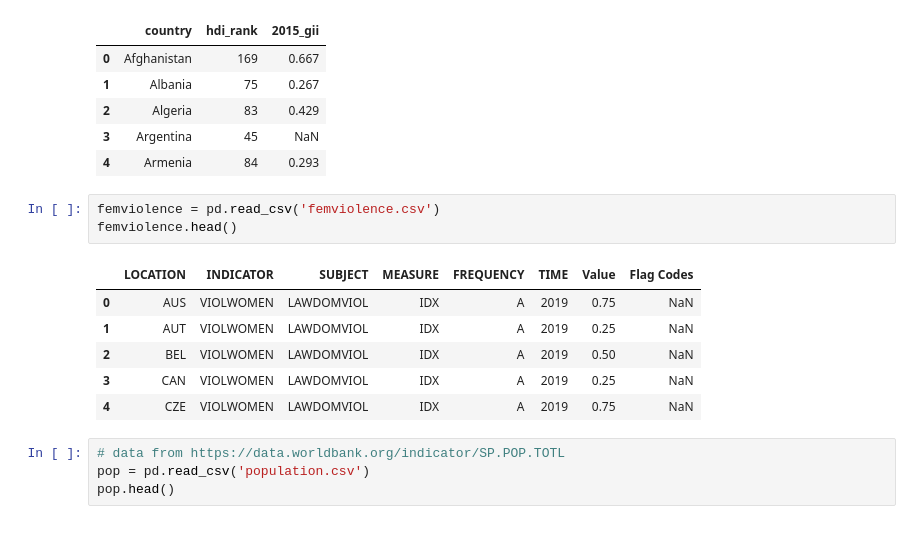
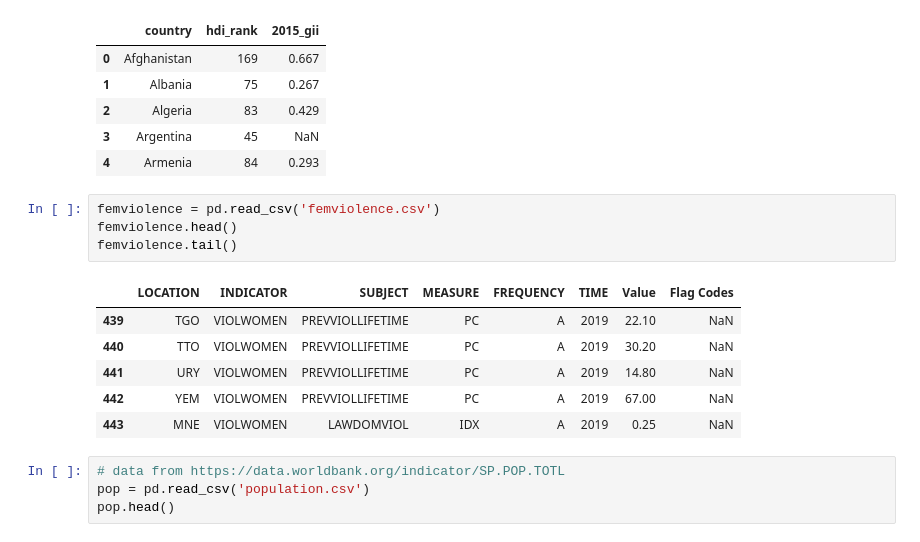
Before and after one commit to danagong/info3300-project1, a Jupyter notebook: datacleaning.ipynb, the cells around one changed output. Saved outputs shown, nothing was run; the diff lists cells and outputs as text.

```diff
--- a/datacleaning.ipynb
+++ b/datacleaning.ipynb
@@ -53,13 +53,14 @@ gii.head()
 # %%
 femviolence = pd.read_csv('femviolence.csv')
 femviolence.head()
+femviolence.tail()
 # %% [output]
 |  | LOCATION | INDICATOR | SUBJECT | MEASURE | FREQUENCY | TIME | Value | Flag Codes |
-| 0 | AUS | VIOLWOMEN | LAWDOMVIOL | IDX | A | 2019 | 0.75 | NaN |
-| 1 | AUT | VIOLWOMEN | LAWDOMVIOL | IDX | A | 2019 | 0.25 | NaN |
-| 2 | BEL | VIOLWOMEN | LAWDOMVIOL | IDX | A | 2019 | 0.50 | NaN |
-| 3 | CAN | VIOLWOMEN | LAWDOMVIOL | IDX | A | 2019 | 0.25 | NaN |
-| 4 | CZE | VIOLWOMEN | LAWDOMVIOL | IDX | A | 2019 | 0.75 | NaN |
+| 439 | TGO | VIOLWOMEN | PREVVIOLLIFETIME | PC | A | 2019 | 22.10 | NaN |
+| 440 | TTO | VIOLWOMEN | PREVVIOLLIFETIME | PC | A | 2019 | 30.20 | NaN |
+| 441 | URY | VIOLWOMEN | PREVVIOLLIFETIME | PC | A | 2019 | 14.80 | NaN |
+| 442 | YEM | VIOLWOMEN | PREVVIOLLIFETIME | PC | A | 2019 | 67.00 | NaN |
+| 443 | MNE | VIOLWOMEN | LAWDOMVIOL | IDX | A | 2019 | 0.25 | NaN |
 # %%
 # data from https://data.worldbank.org/indicator/SP.POP.TOTL
 pop = pd.read_csv('population.csv')
```
Also changed, not shown: parts of 5 cells of this notebook, 2 other files.
